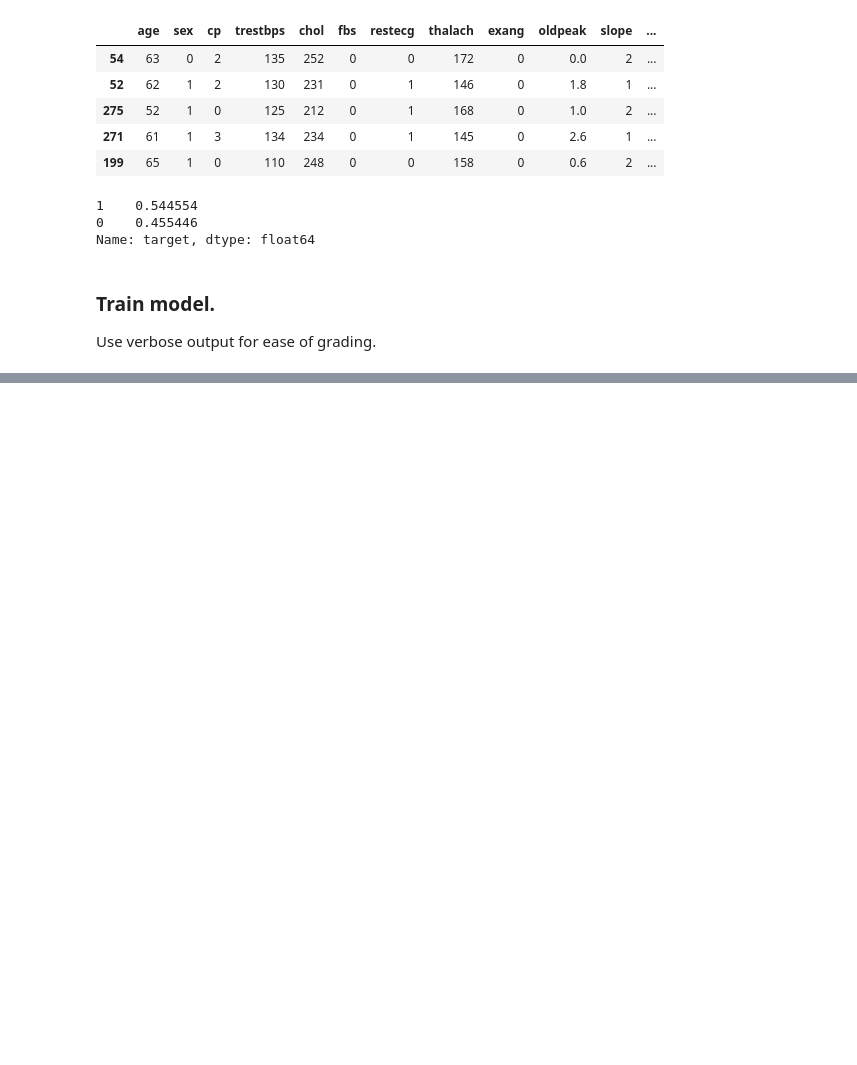
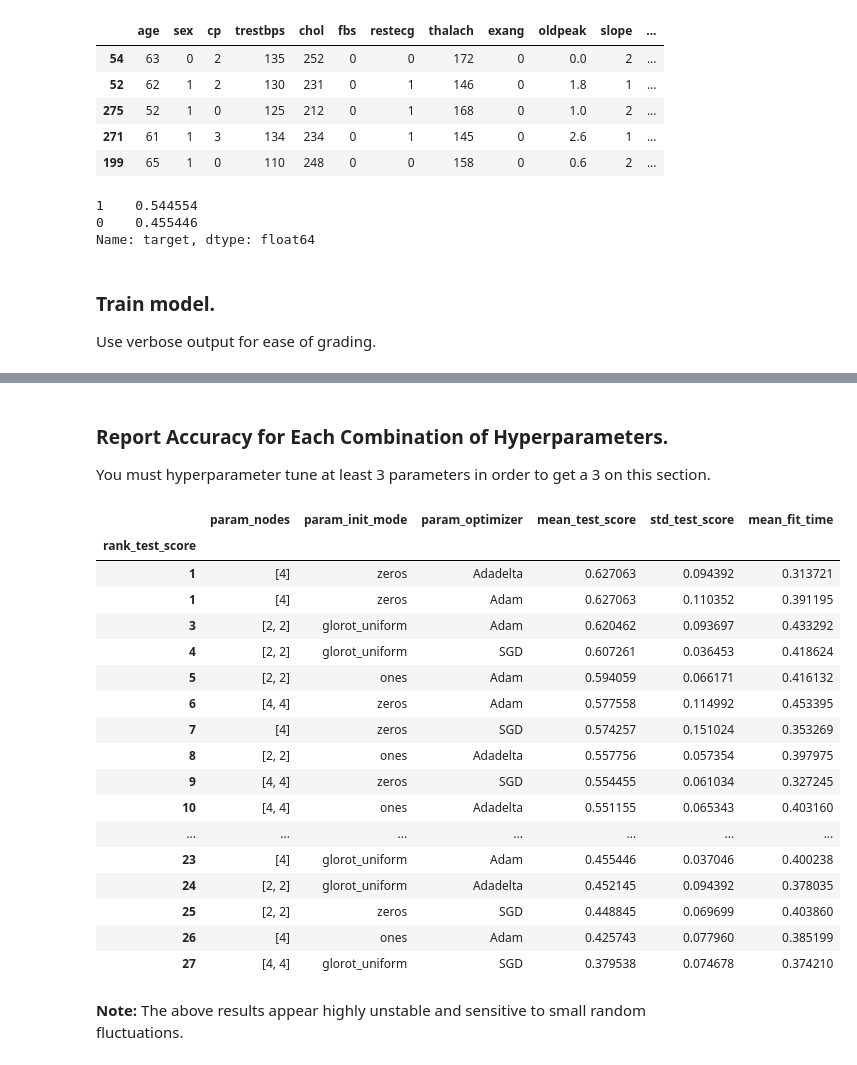
Before and after one commit to bloominstituteoftechnology/DS-Unit-4-Sprint-2-Neural-Networks, a Jupyter notebook: Sprint Challenge/LS_DS_Unit_4_Sprint_Challenge_2.ipynb, the cells around one changed output, grey strips where cells are left out. Drawn from its saved outputs; the diff is of its cells as text; code cells hidden in the pictures; blank space fills up the shorter version.

Commit message:
Tune hyperparameters.

```diff
--- a/Sprint Challenge/LS_DS_Unit_4_Sprint_Challenge_2.ipynb
+++ b/Sprint Challenge/LS_DS_Unit_4_Sprint_Challenge_2.ipynb
@@ -604,0 +637,52 @@ accuracy_score(y, baseline_predictions)
+# %%
+# Instantiate model for tuning.
+model = KerasClassifier(build_fn=create_model, verbose=False)
+# %%
+# Define parameter grid for search.
+param_grid = {'nodes': [[4], [2, 2], [4, 4]],
+              'init_mode': ['glorot_uniform', 'ones', 'zeros'],
+              'optimizer': ['Adam', 'Adadelta', 'SGD'],
+             }
+# %%
+# Set up grid search.
+grid = GridSearchCV(estimator=model, param_grid=param_grid, cv=3, n_jobs=1)
+# %%
+# Run search.
+grid_result = grid.fit(X, y)
+# %% [markdown]
+###  Report Accuracy for Each Combination of Hyperparameters.
+
+You must hyperparameter tune at least 3 parameters in order to get a 3 on this section.
+# %%
+# Summarize search results.
+results_df = pd.DataFrame(grid_result.cv_results_)[['rank_test_score',
+                                                    'param_nodes',
+                                                    'param_init_mode',
+                                                    'param_optimizer',
+                                                    'mean_test_score',
+                                                    'std_test_score',
+                                                    'mean_fit_time',
+                                                   ]]
+results_df = results_df.set_index('rank_test_score').sort_index()
+results_df
+# %% [output]
+|  | param_nodes | param_init_mode | param_optimizer | mean_test_score | std_test_score | mean_fit_time |
+| rank_test_score |  |  |  |  |  |  |
+| 1 | [4] | zeros | Adadelta | 0.627063 | 0.094392 | 0.313721 |
+| 1 | [4] | zeros | Adam | 0.627063 | 0.110352 | 0.391195 |
+| 3 | [2, 2] | glorot_uniform | Adam | 0.620462 | 0.093697 | 0.433292 |
+| 4 | [2, 2] | glorot_uniform | SGD | 0.607261 | 0.036453 | 0.418624 |
+| 5 | [2, 2] | ones | Adam | 0.594059 | 0.066171 | 0.416132 |
+| 6 | [4, 4] | zeros | Adam | 0.577558 | 0.114992 | 0.453395 |
+| 7 | [4] | zeros | SGD | 0.574257 | 0.151024 | 0.353269 |
+| 8 | [2, 2] | ones | Adadelta | 0.557756 | 0.057354 | 0.397975 |
+| 9 | [4, 4] | zeros | SGD | 0.554455 | 0.061034 | 0.327245 |
+| 10 | [4, 4] | ones | Adadelta | 0.551155 | 0.065343 | 0.403160 |
+| ... | ... | ... | ... | ... | ... | ... |
+| 23 | [4] | glorot_uniform | Adam | 0.455446 | 0.037046 | 0.400238 |
+| 24 | [2, 2] | glorot_uniform | Adadelta | 0.452145 | 0.094392 | 0.378035 |
+| 25 | [2, 2] | zeros | SGD | 0.448845 | 0.069699 | 0.403860 |
+| 26 | [4] | ones | Adam | 0.425743 | 0.077960 | 0.385199 |
+| 27 | [4, 4] | glorot_uniform | SGD | 0.379538 | 0.074678 | 0.374210 |
+# %% [markdown]
+**Note:** The above results appear highly unstable and sensitive to small random fluctuations.
```
Also changed, not shown: parts of 7 cells of this notebook.
